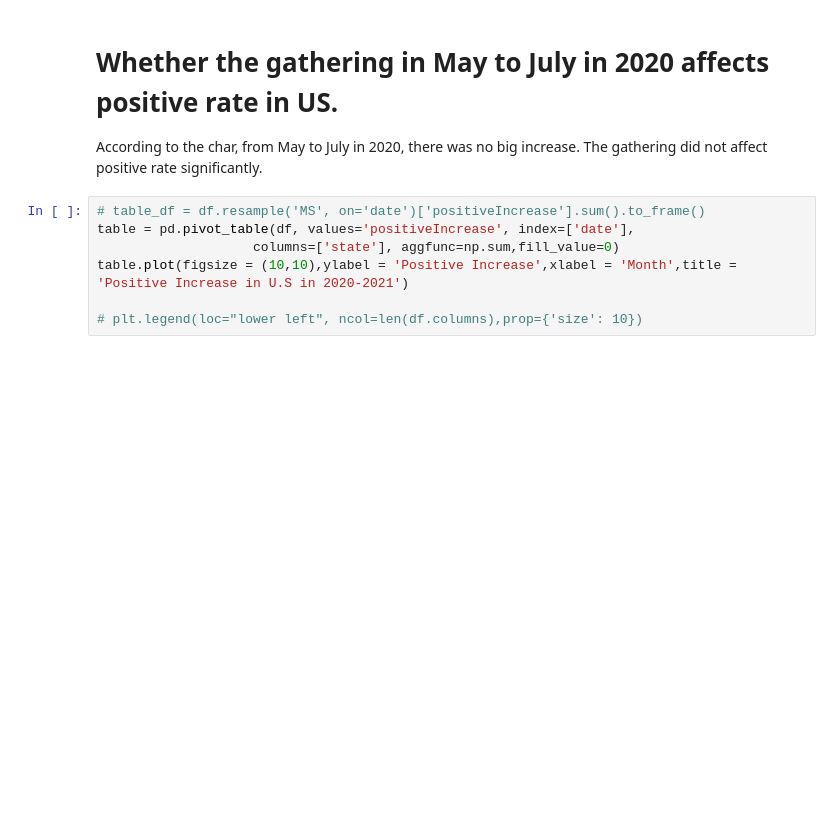
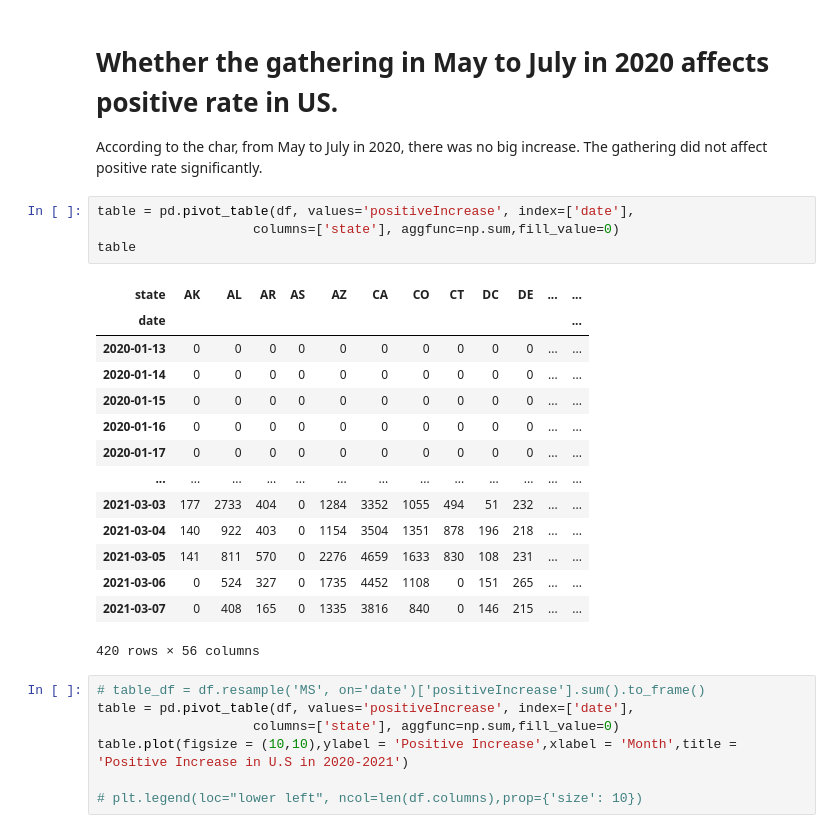
Before and after one commit to YiZheHong/cs103a-cpa01, a Jupyter notebook: cpa01.ipynb, the cells around one changed output. Drawn from its saved outputs; the diff is of its cells as text; blank space fills up the shorter version.

```diff
--- a/cpa01.ipynb
+++ b/cpa01.ipynb
@@ -170,6 +170,25 @@ s.plot()
 # %% [markdown]
 # Whether the gathering in May to July in 2020 affects positive rate in US.
 According to the char, from May to July in 2020, there was no big increase. The gathering did not affect positive rate significantly.
+# %%
+table = pd.pivot_table(df, values='positiveIncrease', index=['date'],
+                    columns=['state'], aggfunc=np.sum,fill_value=0)
+table
+# %% [output]
+| state | AK | AL | AR | AS | AZ | CA | CO | CT | DC | DE | ... | ... |
+| date |  |  |  |  |  |  |  |  |  |  |  | ... |
+| 2020-01-13 | 0 | 0 | 0 | 0 | 0 | 0 | 0 | 0 | 0 | 0 | ... | ... |
+| 2020-01-14 | 0 | 0 | 0 | 0 | 0 | 0 | 0 | 0 | 0 | 0 | ... | ... |
+| 2020-01-15 | 0 | 0 | 0 | 0 | 0 | 0 | 0 | 0 | 0 | 0 | ... | ... |
+| 2020-01-16 | 0 | 0 | 0 | 0 | 0 | 0 | 0 | 0 | 0 | 0 | ... | ... |
+| 2020-01-17 | 0 | 0 | 0 | 0 | 0 | 0 | 0 | 0 | 0 | 0 | ... | ... |
+| ... | ... | ... | ... | ... | ... | ... | ... | ... | ... | ... | ... | ... |
+| 2021-03-03 | 177 | 2733 | 404 | 0 | 1284 | 3352 | 1055 | 494 | 51 | 232 | ... | ... |
+| 2021-03-04 | 140 | 922 | 403 | 0 | 1154 | 3504 | 1351 | 878 | 196 | 218 | ... | ... |
+| 2021-03-05 | 141 | 811 | 570 | 0 | 2276 | 4659 | 1633 | 830 | 108 | 231 | ... | ... |
+| 2021-03-06 | 0 | 524 | 327 | 0 | 1735 | 4452 | 1108 | 0 | 151 | 265 | ... | ... |
+| 2021-03-07 | 0 | 408 | 165 | 0 | 1335 | 3816 | 840 | 0 | 146 | 215 | ... | ... |
+420 rows × 56 columns
 # %%
 # table_df = df.resample('MS', on='date')['positiveIncrease'].sum().to_frame()
 table = pd.pivot_table(df, values='positiveIncrease', index=['date'],
```
Also changed, not shown: parts of 1 cell of this notebook.
